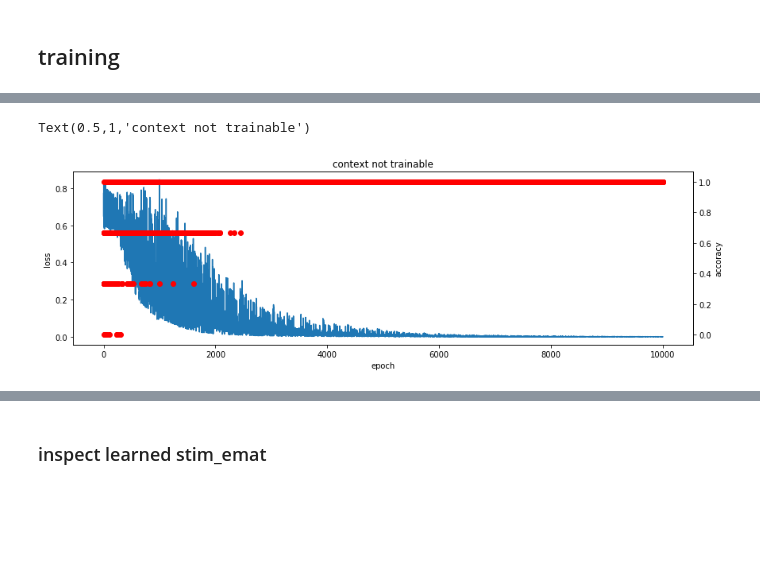
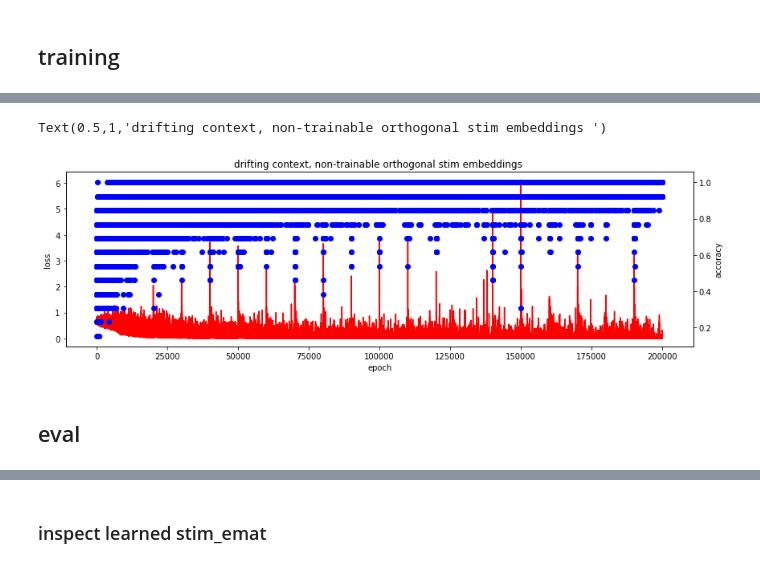
Before and after one commit to andrebeu/nback, a Jupyter notebook: nback pure EM.ipynb, the cells around one changed output, grey strips where cells are left out. Cells and saved outputs as stored; diff of their text form; code cells hidden in the pictures; blank space fills up the shorter version.

```diff
--- a/nback pure EM.ipynb
+++ b/nback pure EM.ipynb
@@ -44,15 +73,11 @@ def train_loop(net,task,epochs):
     A[ep] = np.mean(yhat==Y[:,2:])
   return L,A
 # %%
-ntrials = 5
-nstim = 5
-epochs = 10000
-
-dim = 5
-
-stim_edim = nstim
-context_edim = ntrials
-
+ntrials = 15
+nstim = 3
+dim = 20
+stim_edim = 5
+context_edim = 5
 
 net = PureEM(nstim,ntrials,dim,stim_edim,context_edim)
 task = NBackTask(nstim=nstim,ntrials=ntrials,flip_pr=.35)
@@ -71,0 +86,5 @@ L,A = train_loop(net,task,epochs)
+# %%
+epochs = 200000
+sess_stim = 10000
+sess_context = 1
+train_loss,train_acc = train_loop(net,task,epochs,sess_context,sess_stim)
@@ -72,14 +112,20 @@ L,A = train_loop(net,task,epochs)
 # %%
 plt.figure(figsize=(14,4))
 ax = plt.gca()
-ax.plot(L)
+ax.plot(train_loss,c='r')
 ax.set_ylabel('loss')
 ax.set_xlabel('epoch')
+
 ax2 = ax.twinx()
-ax2.scatter(range(len(A)),A,c='r')
+ax2.scatter(range(len(train_acc)),train_acc,c='b')
 ax2.set_ylabel('accoracy')
-plt.title('context not trainable')
-# plt.savefig('figures/pureem-shifting_context/train_lossacc-trainable_context')
+# for t in range(0,epochs,sesslen):
+#   ax.axvline(t,c='g')
+plt.title('drifting context, non-trainable orthogonal stim embeddings ')
+
+# plt.savefig('figures/pureem-drifting_context/train_lossacc-ntrials_%i-nstim_%i'%(ntrials,nstim))
 # %% [output]
-Text(0.5,1,'context not trainable')
+Text(0.5,1,'drifting context, non-trainable orthogonal stim embeddings ')
-[figure, old version]
+[figure, new version]
+# %% [markdown]
+## eval
```
Also changed, not shown: parts of 9 cells of this notebook, 3 other files.
